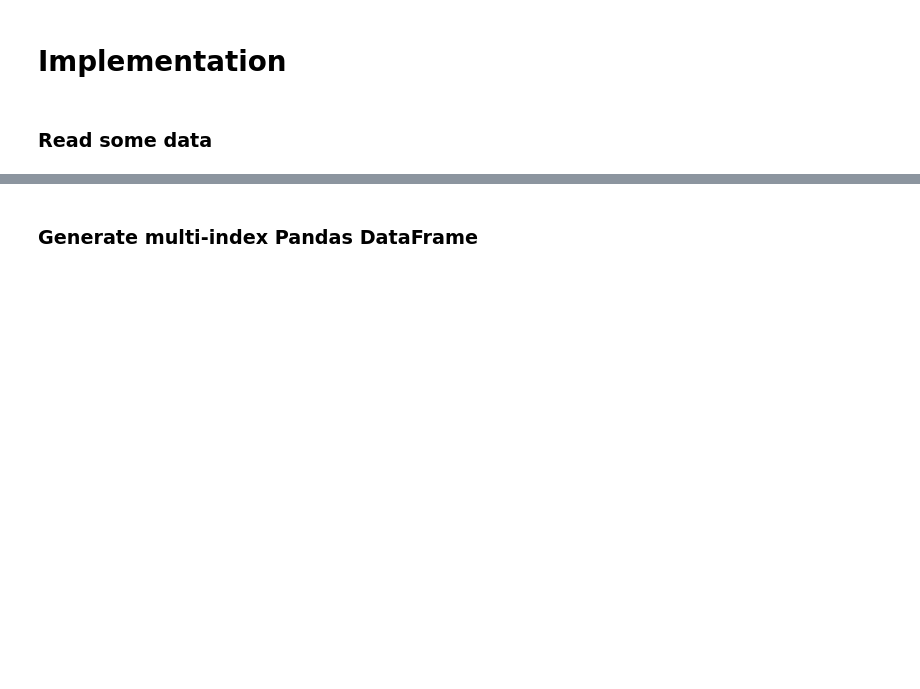
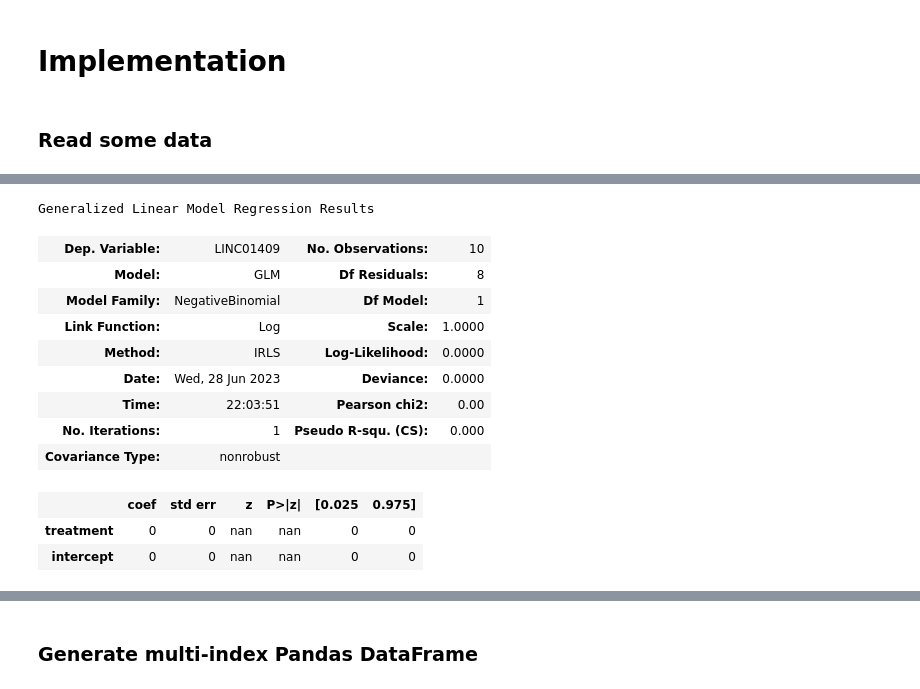
Before and after one commit to mincheoly/memento, a Jupyter notebook: examples/implementation.ipynb, the cells around one changed output, grey strips where cells are left out. Cells and saved outputs as stored; diff of their text form; code cells hidden in the pictures; blank space fills up the shorter version.

```diff
--- a/examples/implementation.ipynb
+++ b/examples/implementation.ipynb
@@ -78,0 +196,16 @@ adata.X.shape
+# %%
+model.fit().summary()
+# %% [output]
+Generalized Linear Model Regression Results
+| Dep. Variable: | LINC01409 | No. Observations: | 10 |
+| Model: | GLM | Df Residuals: | 8 |
+| Model Family: | NegativeBinomial | Df Model: | 1 |
+| Link Function: | Log | Scale: | 1.0000 |
+| Method: | IRLS | Log-Likelihood: | 0.0000 |
+| Date: | Wed, 28 Jun 2023 | Deviance: | 0.0000 |
+| Time: | 22:03:51 | Pearson chi2: | 0.00 |
+| No. Iterations: | 1 | Pseudo R-squ. (CS): | 0.000 |
+| Covariance Type: | nonrobust |  |  |
+|  | coef | std err | z | P>|z| | [0.025 | 0.975] |
+| treatment | 0 | 0 | nan | nan | 0 | 0 |
+| intercept | 0 | 0 | nan | nan | 0 | 0 |
```
Also changed, not shown: parts of 29 cells of this notebook, 6 other files.
